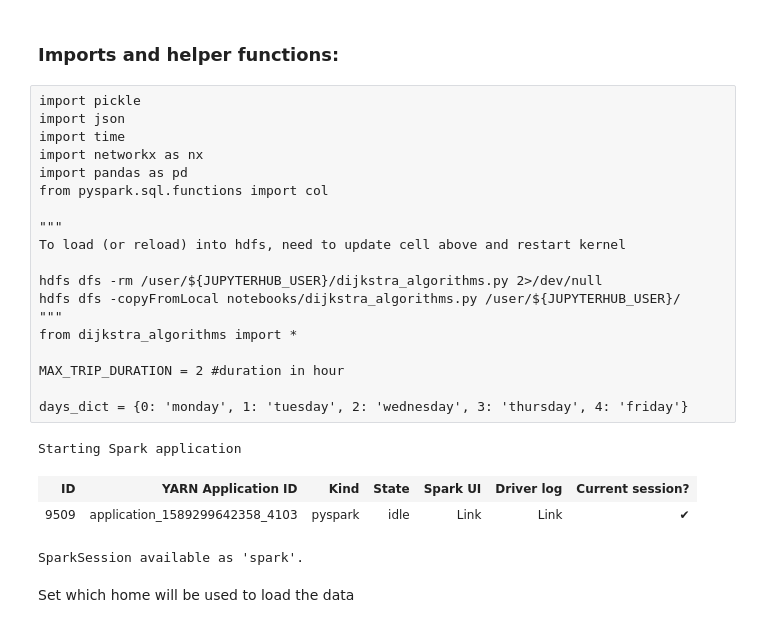
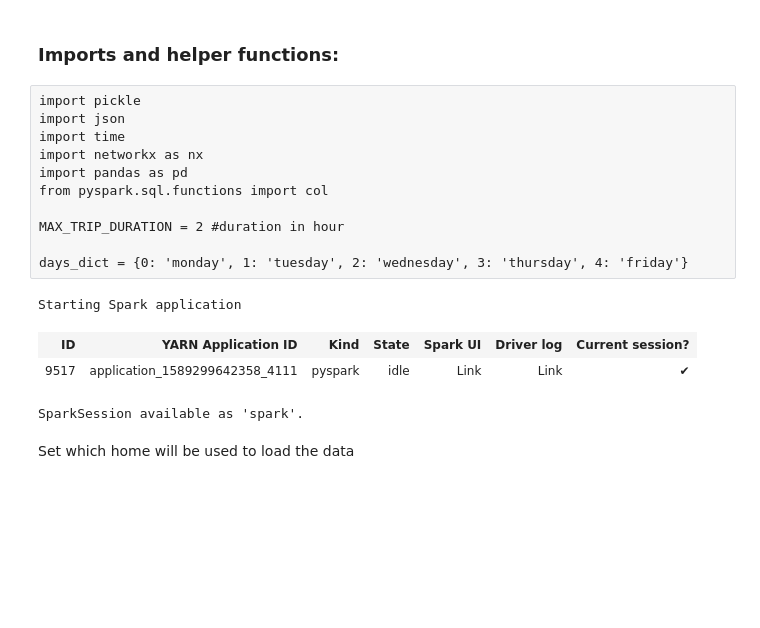
Before and after one commit to Gorzen/SBB-Planner, a Jupyter notebook: notebooks/main.ipynb, the cells around one changed output. Saved outputs shown, nothing was run; the diff lists cells and outputs as text; blank space fills up the shorter version.

Commit message:
Move dijkstra_reversed and validation to .py on hdfs

```diff
--- a/notebooks/main.ipynb
+++ b/notebooks/main.ipynb
@@ -31,26 +31,18 @@ Current session configs: {'pyFiles': ['/user/gottraux/dijkstra_algorithms.py'],
 # %%
 import pickle
 import json
 import time
 import networkx as nx
 import pandas as pd
 from pyspark.sql.functions import col
 
-"""
-To load (or reload) into hdfs, need to update cell above and restart kernel
-
-hdfs dfs -rm /user/${JUPYTERHUB_USER}/dijkstra_algorithms.py 2>/dev/null
-hdfs dfs -copyFromLocal notebooks/dijkstra_algorithms.py /user/${JUPYTERHUB_USER}/
-"""
-from dijkstra_algorithms import *
-
 MAX_TRIP_DURATION = 2 #duration in hour
 
 days_dict = {0: 'monday', 1: 'tuesday', 2: 'wednesday', 3: 'thursday', 4: 'friday'}
 # %% [output]
 Starting Spark application
 | ID | YARN Application ID | Kind | State | Spark UI | Driver log | Current session? |
-| 9509 | application_1589299642358_4103 | pyspark | idle | Link | Link | ✔ |
+| 9517 | application_1589299642358_4111 | pyspark | idle | Link | Link | ✔ |
 SparkSession available as 'spark'.
 # %% [markdown]
 Set which home will be used to load the data
```
Also changed, not shown: parts of 8 cells of this notebook, 1 other file.
